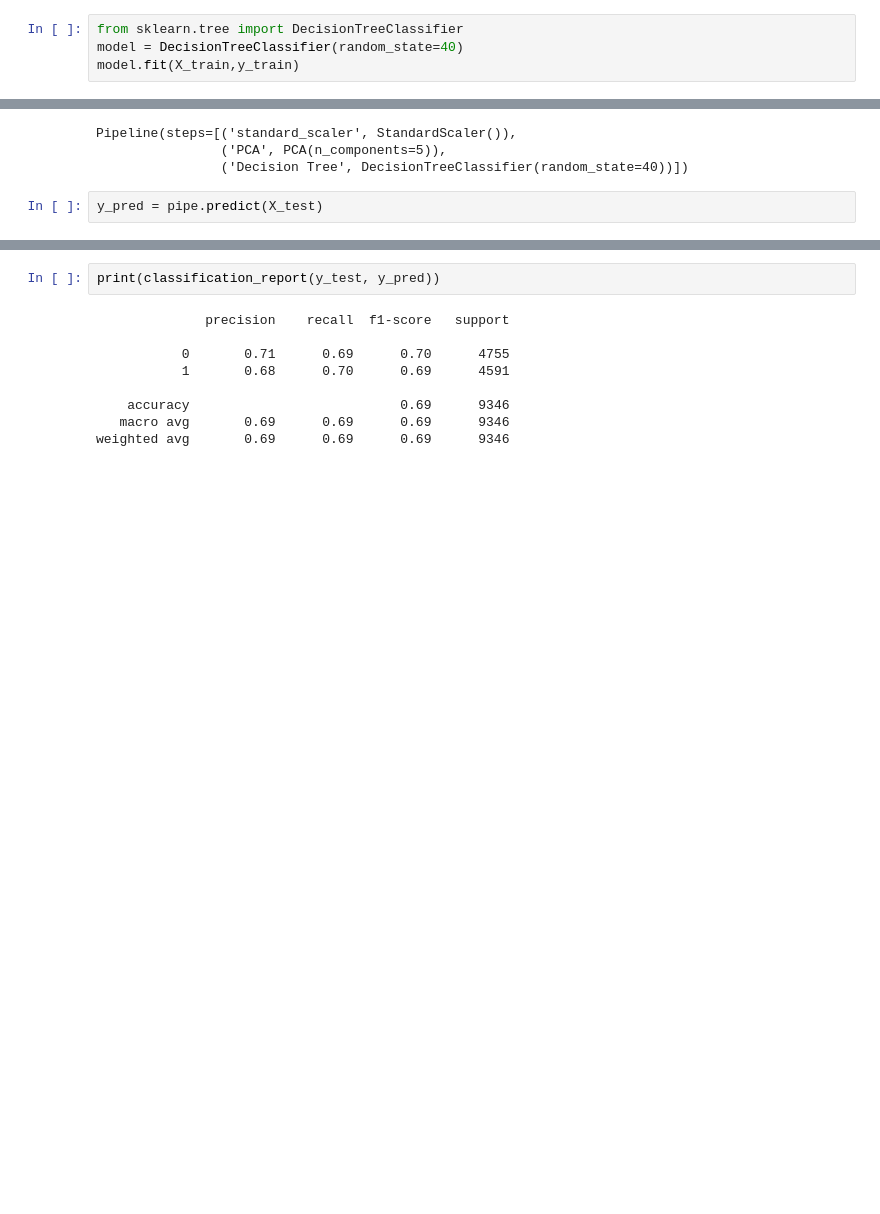
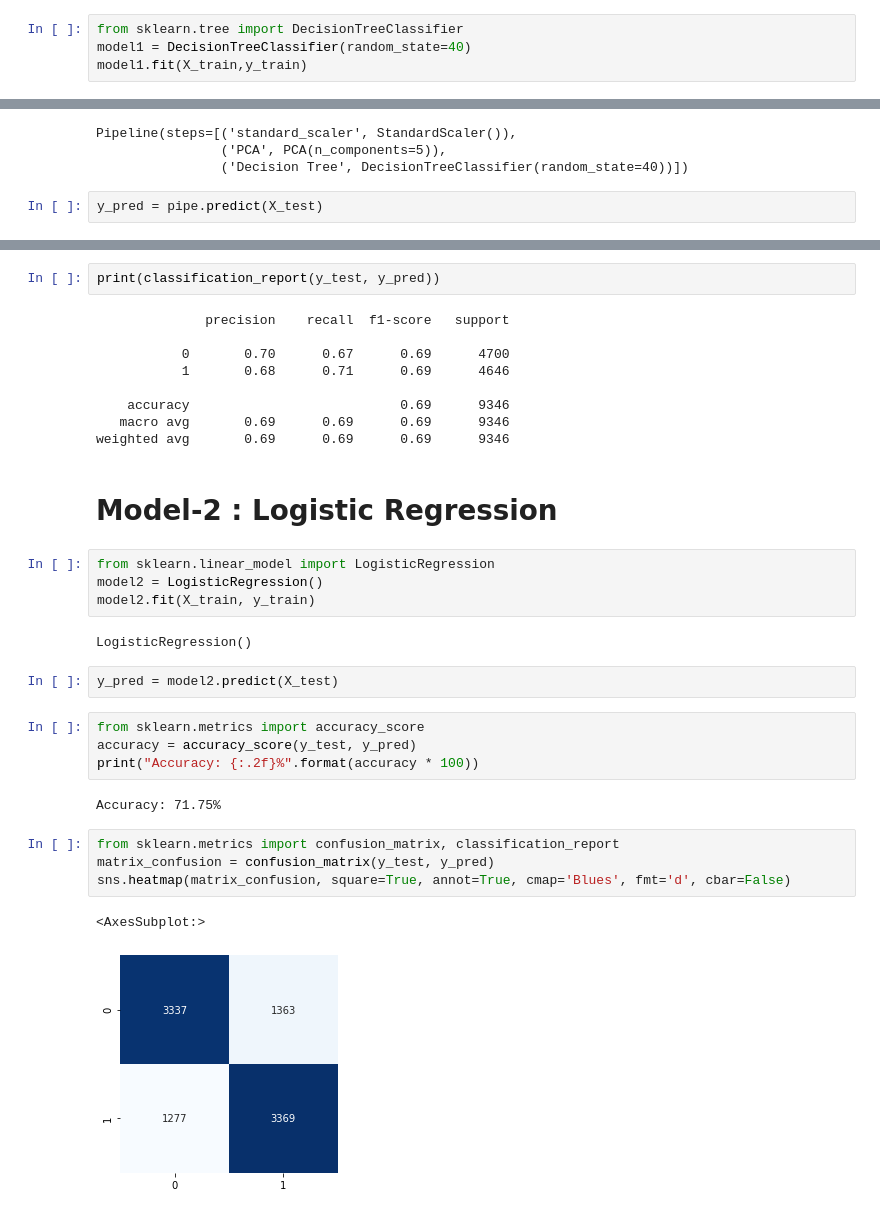
Before and after one commit to Rakesh-Online/Credit_Card_Defaulters, a Jupyter notebook: Analysis.ipynb, the cells around one changed output, grey strips where cells are left out. Saved outputs shown, nothing was run; the diff lists cells and outputs as text; blank space fills up the shorter version.

Commit message:
applied Logistic and random forest algorithms

```diff
--- a/Analysis.ipynb
+++ b/Analysis.ipynb
@@ -511,8 +512,8 @@ X_scaled = scaler.fit_transform(X_sm)
 X_train,X_test,y_train,y_test = train_test_split(X_scaled,y_sm, test_size = 0.2)
 # %%
 from sklearn.tree import DecisionTreeClassifier
-model = DecisionTreeClassifier(random_state=40)
-model.fit(X_train,y_train)
+model1 = DecisionTreeClassifier(random_state=40)
+model1.fit(X_train,y_train)
 # %% [output]
 DecisionTreeClassifier(random_state=40)
 # %%
@@ -582,9 +583,32 @@ print(classification_report(y_test, y_pred))
 # %% [output]
               precision    recall  f1-score   support
 
-           0       0.71      0.69      0.70      4755
-           1       0.68      0.70      0.69      4591
+           0       0.70      0.67      0.69      4700
+           1       0.68      0.71      0.69      4646
 
     accuracy                           0.69      9346
    macro avg       0.69      0.69      0.69      9346
 weighted avg       0.69      0.69      0.69      9346
+# %% [markdown]
+# Model-2 : Logistic Regression
+# %%
+from sklearn.linear_model import LogisticRegression
+model2 = LogisticRegression()
+model2.fit(X_train, y_train)
+# %% [output]
+LogisticRegression()
+# %%
+y_pred = model2.predict(X_test)
+# %%
+from sklearn.metrics import accuracy_score
+accuracy = accuracy_score(y_test, y_pred)
+print("Accuracy: {:.2f}%".format(accuracy * 100))
+# %% [output]
+Accuracy: 71.75%
+# %%
+from sklearn.metrics import confusion_matrix, classification_report
+matrix_confusion = confusion_matrix(y_test, y_pred)
+sns.heatmap(matrix_confusion, square=True, annot=True, cmap='Blues', fmt='d', cbar=False)
+# %% [output]
+<AxesSubplot:>
+[figure, added]
```
Also changed, not shown: parts of 25 cells of this notebook.
